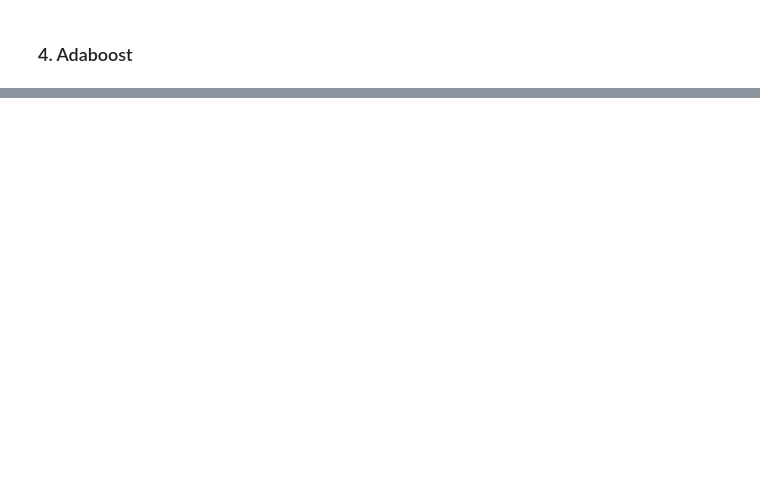
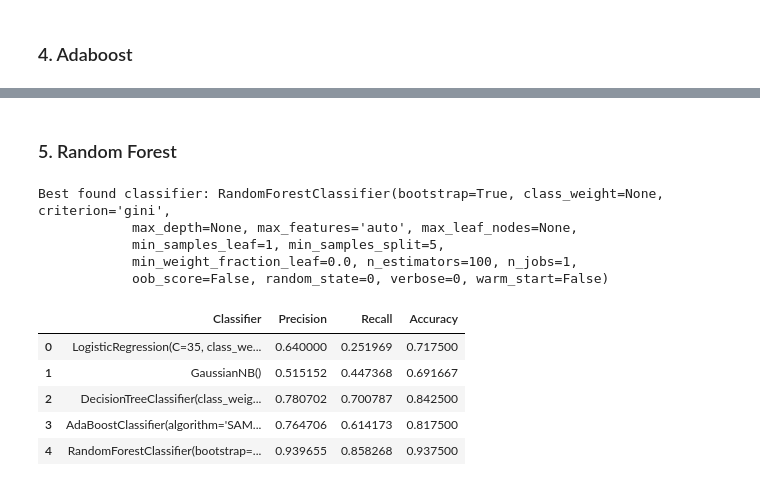
Before and after one commit to zhenningtan/Practice, a Jupyter notebook: Prediction of Student Admission.ipynb, the cells around one changed output, grey strips where cells are left out. Saved outputs shown, nothing was run; the diff lists cells and outputs as text; code cells hidden in the pictures; blank space fills up the shorter version.

```diff
--- a/Prediction of Student Admission.ipynb
+++ b/Prediction of Student Admission.ipynb
@@ -217,0 +251,11 @@ Score for sss: 0.5975
+# %%
+params = { "min_samples_split":  [2, 4, 6, 10, 20, 25, 30, 40],
+           "max_depth" : [5,8, 10,12]}
+
+tree_clf = DecisionTreeClassifier(random_state = 0)
+
+gs_clf = GridSearchCV(tree_clf, param_grid = params, scoring = "f1", cv = sss)
+gs_clf.fit(X, y)
+
+tree_clf = gs_clf.best_estimator_
+print "Best found classifier:", tree_clf
@@ -238,0 +299,31 @@ Score for sss: 0.6725
+# %% [markdown]
+### 5. Random Forest
+# %%
+#  Random forest: fits a number of decision tree classifiers on various sub-samples of the dataset and
+# use averaging to improve the predictive accuracy and control over-fitting
+
+params = {"n_estimators": [10, 50, 100, 200],
+          "min_samples_split": [ 2, 5, 10, 20, 40]}
+
+rf_clf = RandomForestClassifier(random_state = 0)
+
+gs_clf = GridSearchCV(rf_clf, param_grid = params, scoring = "f1", cv =sss)
+gs_clf.fit(X, y)
+
+rf_clf = gs_clf.best_estimator_
+print "Best found classifier:", rf_clf
+# %% [output]
+Best found classifier: RandomForestClassifier(bootstrap=True, class_weight=None, criterion='gini',
+            max_depth=None, max_features='auto', max_leaf_nodes=None,
+            min_samples_leaf=1, min_samples_split=5,
+            min_weight_fraction_leaf=0.0, n_estimators=100, n_jobs=1,
+            oob_score=False, random_state=0, verbose=0, warm_start=False)
+# %%
+predict_score(rf_clf, X, y)
+# %% [output]
+|  | Classifier | Precision | Recall | Accuracy |
+| 0 | LogisticRegression(C=35, class_we... | 0.640000 | 0.251969 | 0.717500 |
+| 1 | GaussianNB() | 0.515152 | 0.447368 | 0.691667 |
+| 2 | DecisionTreeClassifier(class_weig... | 0.780702 | 0.700787 | 0.842500 |
+| 3 | AdaBoostClassifier(algorithm='SAM... | 0.764706 | 0.614173 | 0.817500 |
+| 4 | RandomForestClassifier(bootstrap=... | 0.939655 | 0.858268 | 0.937500 |
```
Also changed, not shown: parts of 34 cells of this notebook.
